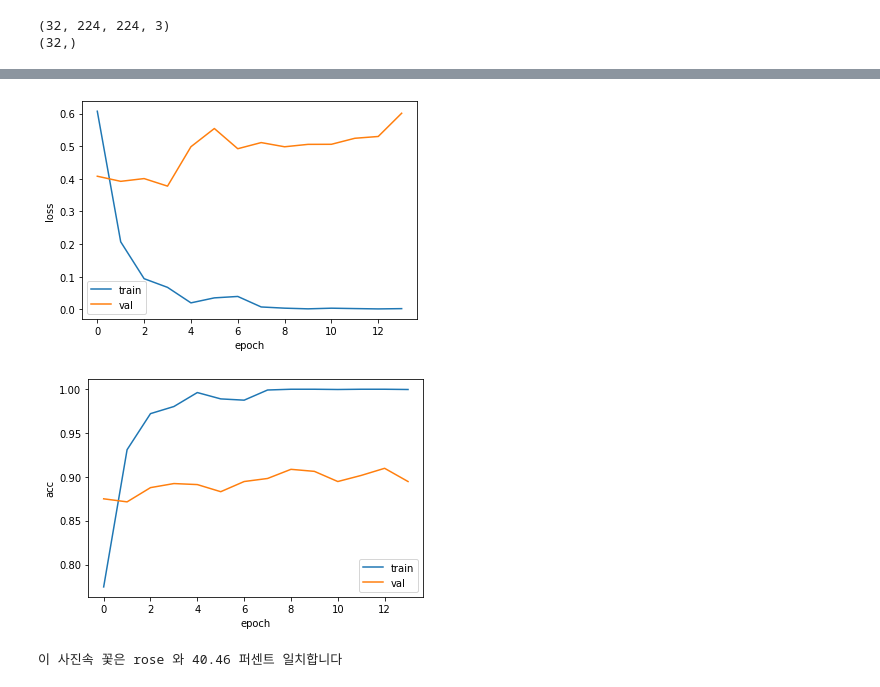
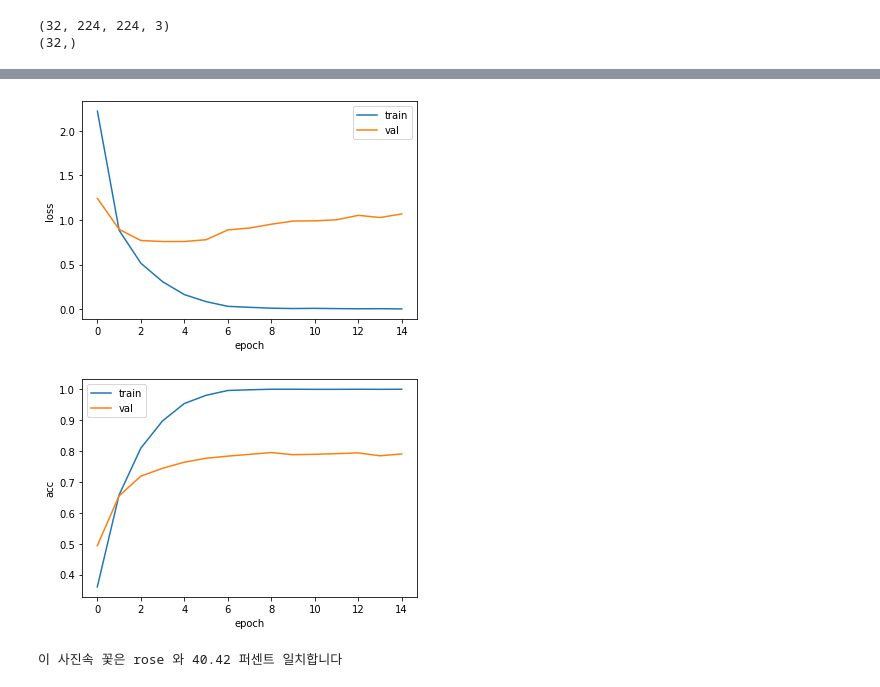
Before and after one commit to simata98/ML-X-Flutter-toy-project, a Jupyter notebook: Machine_Learning/JH_Flower_Recognition_CNN_using_VGG19_True.ipynb, the cells around one changed output, grey strips where cells are left out. Cells and saved outputs as stored; diff of their text form; code cells hidden in the pictures.

```diff
--- a/Machine_Learning/JH_Flower_Recognition_CNN_using_VGG19_True.ipynb
+++ b/Machine_Learning/JH_Flower_Recognition_CNN_using_VGG19_True.ipynb
@@ -268,10 +279,7 @@ plt.show()
 # %%
 VGGmodel2 = tf.keras.Sequential([
   base_model,
-  global_average_layer,
   Flatten(),
-  Dense(4096, activation="relu"),
-  Dense(4096, activation="relu"),
   Dense(5, activation="softmax")
 ])
 # %%
@@ -300,7 +302,7 @@ Non-trainable params: 0
 _________________________________________________________________
 # %%
 opt = Adam(lr=1e-5) # Low learning rate
-VGGmodel2.compile(loss="sparse_categorical_crossentropy", optimizer=opt, metrics=['sparse_categorical_accuracy'])
+VGGmodel2.compile(loss="sparse_categorical_crossentropy", optimizer=opt, metrics=['accuracy'])
 # %%
 from keras.callbacks import EarlyStopping , ReduceLROnPlateau
 
@@ -351,20 +353,20 @@ VGGmodel2.save_weights('using_VGG19_True_weights.h5')
 # %%
 plt.plot(history.history['loss'])
 plt.plot(history.history['val_loss'])
 plt.xlabel('epoch')
 plt.ylabel('loss')
 plt.legend(['train','val'])
 plt.show()
 
-plt.plot(history.history['sparse_categorical_accuracy'])
-plt.plot(history.history['val_sparse_categorical_accuracy'])
+plt.plot(history.history['accuracy'])
+plt.plot(history.history['val_accuracy'])
 plt.xlabel('epoch')
 plt.ylabel('acc')
 plt.legend(['train','val'])
 plt.show()
 # %% [output]
-[figure, old version]
+[figure, new version]
-[figure, old version]
+[figure, new version]
 # %%
 test_image_path = './data/test/rose_test.png'
 img = tf.keras.utils.load_img(
@@ -382,4 +384,4 @@ print(
     .format(class_names[np.argmax(score)], 100 * np.max(score))
 )
 # %% [output]
-이 사진속 꽃은 rose 와 40.46 퍼센트 일치합니다
+이 사진속 꽃은 rose 와 40.42 퍼센트 일치합니다
```
Also changed, not shown: parts of 14 cells of this notebook.
